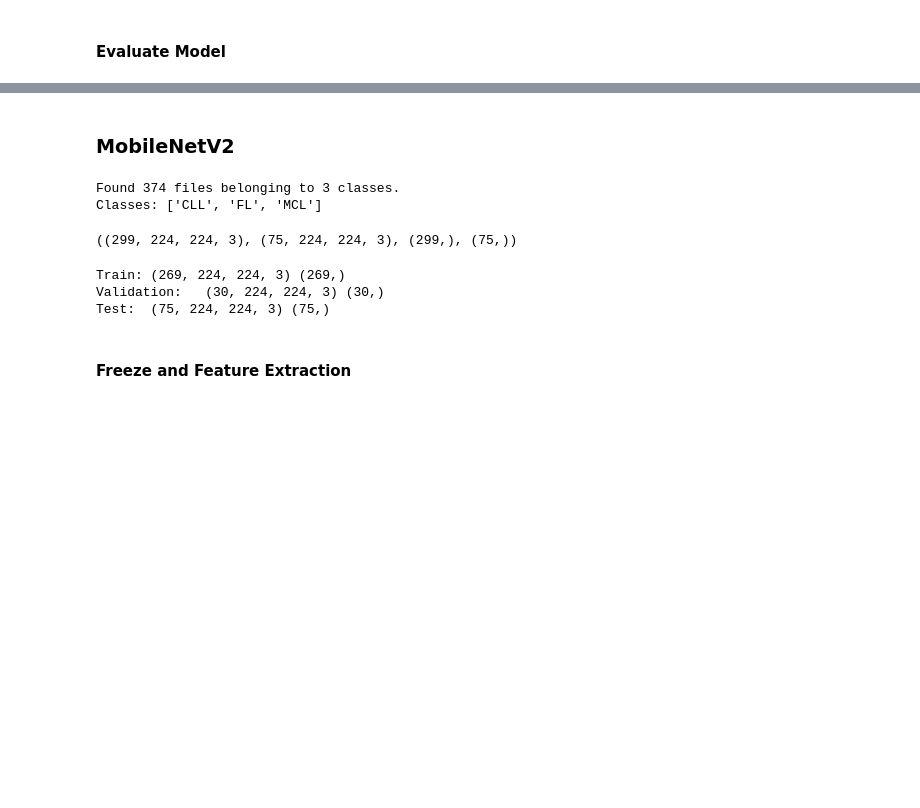
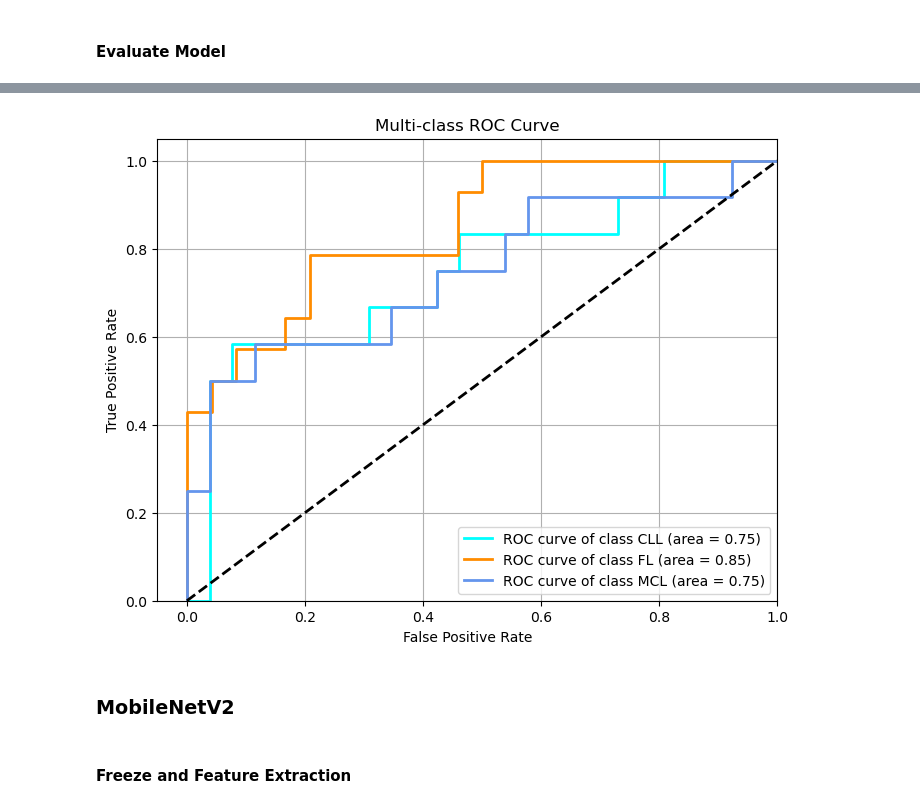
Before and after one commit to Aftab5550/TFG, a Jupyter notebook: TFG.ipynb, the cells around one changed output, grey strips where cells are left out. Cells and saved outputs as stored; diff of their text form; code cells hidden in the pictures; blank space fills up the shorter version.

```diff
--- a/TFG.ipynb
+++ b/TFG.ipynb
@@ -368,0 +431,34 @@ sns.heatmap(confusion_matrix, annot=True, fmt='d', cmap='Blues', cbar=False)
+# %%
+n_classes = len(class_names)
+
+y_score = inceptionV3_model.predict(X_test)
+
+y_test_bin = label_binarize(y_test, classes=np.arange(n_classes))
+
+fpr = dict()
+tpr = dict()
+roc_auc = dict()
+for i in range(n_classes):
+    if np.sum(y_test_bin[:, i]) == 0:
+        print(f"Skipping class {i} ({class_names[i]}): no positive samples in y_test.")
+        continue
+    fpr[i], tpr[i], _ = roc_curve(y_test_bin[:, i], y_score[:, i])
+    roc_auc[i] = auc(fpr[i], tpr[i])
+
+colors = cycle(['aqua', 'darkorange', 'cornflowerblue'])
+plt.figure(figsize=(8, 6))
+for i, color in zip(roc_auc, colors):
+    plt.plot(fpr[i], tpr[i], color=color, lw=2,
+             label='ROC curve of class {0} (area = {1:0.2f})'
+             ''.format(class_names[i], roc_auc[i]))
+
+plt.plot([0, 1], [0, 1], 'k--', lw=2)
+plt.xlim([-0.05, 1.0])
+plt.ylim([0.0, 1.05])
+plt.xlabel('False Positive Rate')
+plt.ylabel('True Positive Rate')
+plt.title('Multi-class ROC Curve')
+plt.legend(loc="lower right")
+plt.grid()
+plt.show()
+# %% [output]
@@ -369,47 +466,6 @@ sns.heatmap(confusion_matrix, annot=True, fmt='d', cmap='Blues', cbar=False)
+[figure, added]
 # %% [markdown]
 ### MobileNetV2
-# %%
-dataset_path = './dataset'
-image_size = (224, 224)
-
-dataset = tf.keras.preprocessing.image_dataset_from_directory(
-    dataset_path,
-    image_size = image_size,
-    shuffle = True,
-    seed = 23,
-)
-
-class_names = dataset.class_names
-print("Classes:", class_names)
-# %% [output]
-Found 374 files belonging to 3 classes.
-Classes: ['CLL', 'FL', 'MCL']
-# %%
-X = []
-y = []
-
-for images, labels in dataset:
-    X.append(images.numpy())
-    y.append(labels.numpy())
-
-X = np.concatenate(X)
-y = np.concatenate(y)
-
-X_train, X_test, y_train, y_test = train_test_split(X, y, test_size=0.2, random_state=23, stratify=y)
-
-X_train.shape, X_test.shape, y_train.shape, y_test.shape
-# %% [output]
-((299, 224, 224, 3), (75, 224, 224, 3), (299,), (75,))
-# %%
-X_train, X_val, y_train, y_val = train_test_split(X_train, y_train, test_size=0.1, random_state=23, stratify=y_train)
-
-print("Train:", X_train.shape, y_train.shape)
-print("Validation:  ", X_val.shape, y_val.shape)
-print("Test: ", X_test.shape, y_test.shape)
-# %% [output]
-Train: (269, 224, 224, 3) (269,)
-Validation:   (30, 224, 224, 3) (30,)
-Test:  (75, 224, 224, 3) (75,)
 # %%
 mobileNetV2_base_model = MobileNetV2(input_shape = (224, 224, 3), include_top = False, weights = 'imagenet')
 mobileNetV2_base_model.trainable = False
```
Also changed, not shown: parts of 38 cells of this notebook.
